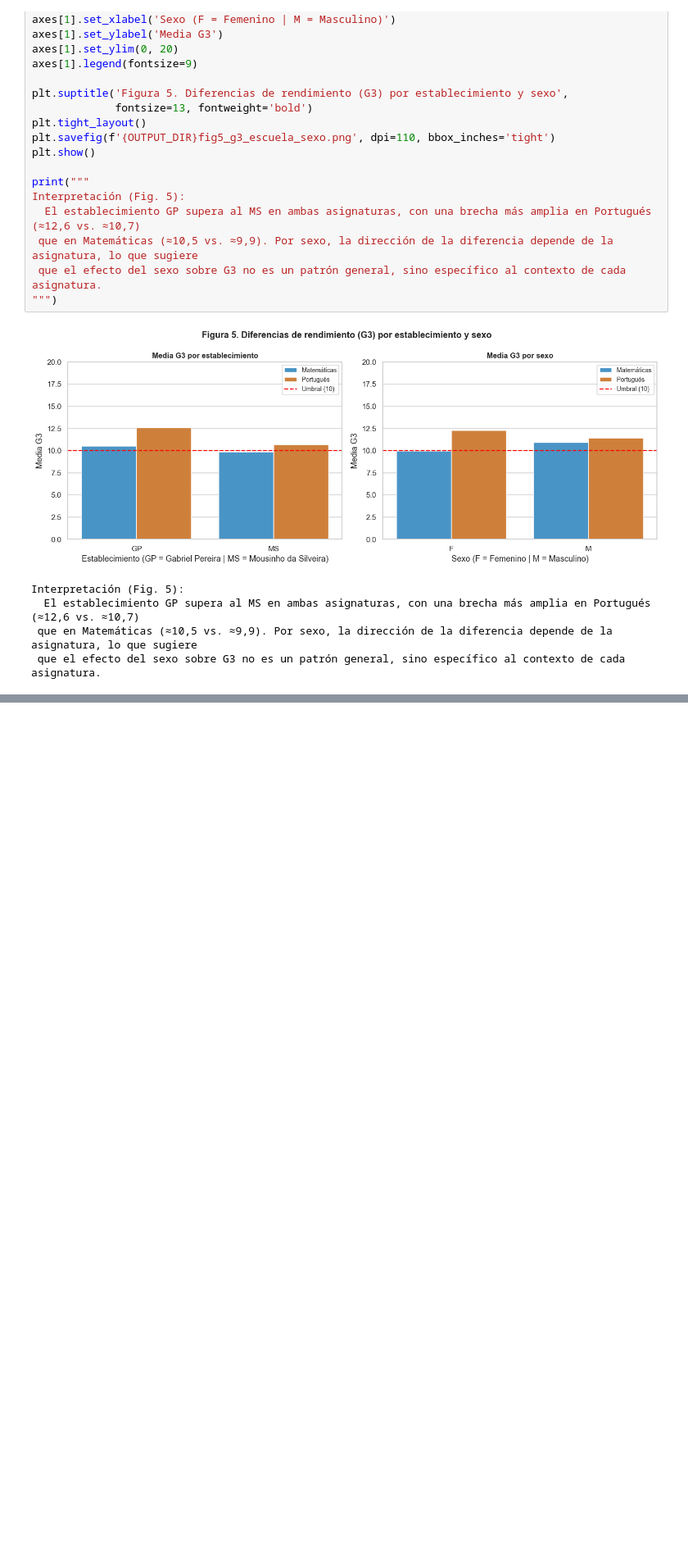
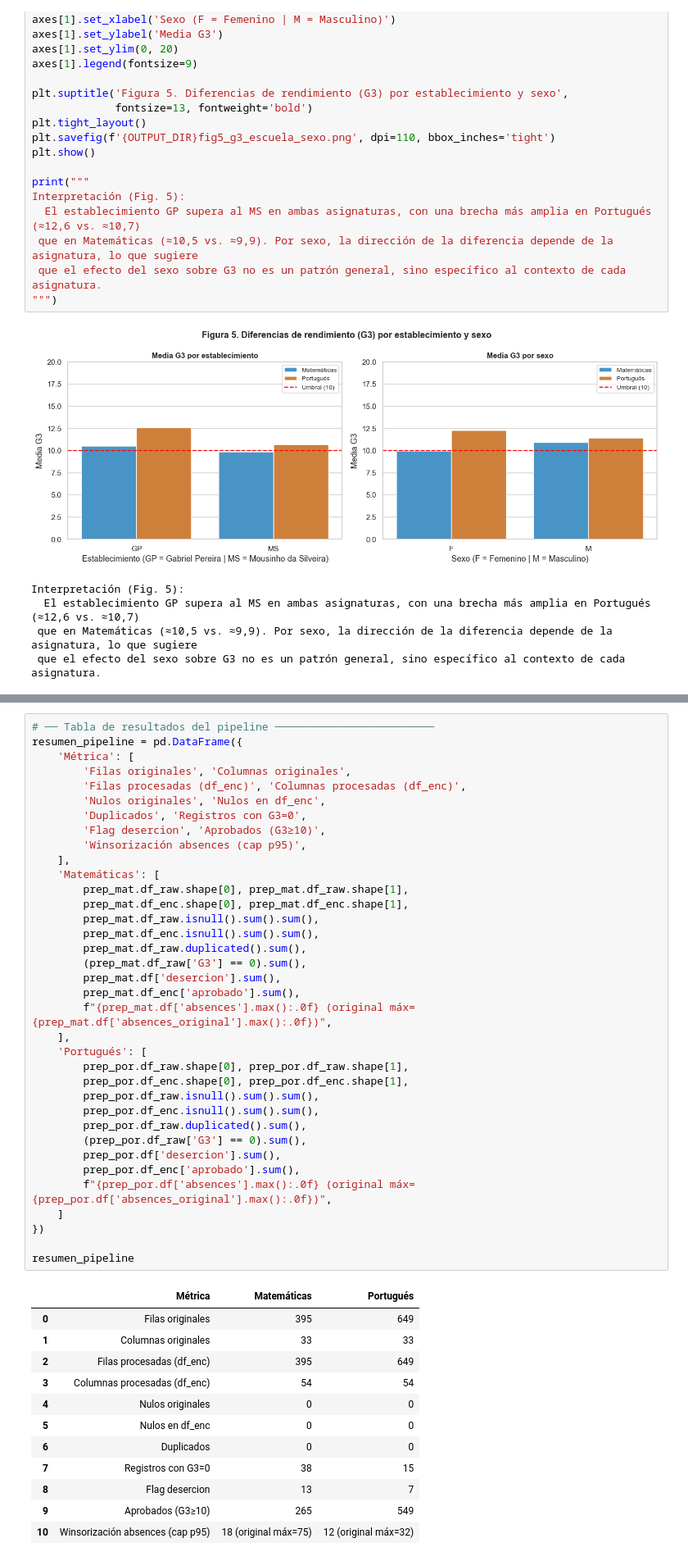
Before and after one commit to ffarina11/proyecto-grupo7-mcdi500, a Jupyter notebook: notebooks/F4_Integracion_Cierre_Tecnico.ipynb, the cells around one changed output, grey strips where cells are left out. Shown at 82% size. Drawn from its saved outputs; the diff is of its cells as text; blank space fills up the shorter version.

Commit message:
feat: completa F4 con metodologia, trazabilidad y changelog, resultados, discusion, hallazgos y conclusiones

```diff
--- a/notebooks/F4_Integracion_Cierre_Tecnico.ipynb
+++ b/notebooks/F4_Integracion_Cierre_Tecnico.ipynb
@@ -1154,0 +1239,49 @@ Interpretación (Fig. 5):
+# %%
+# ── Tabla de resultados del pipeline ─────────────────────────
+resumen_pipeline = pd.DataFrame({
+    'Métrica': [
+        'Filas originales', 'Columnas originales',
+        'Filas procesadas (df_enc)', 'Columnas procesadas (df_enc)',
+        'Nulos originales', 'Nulos en df_enc',
+        'Duplicados', 'Registros con G3=0',
+        'Flag desercion', 'Aprobados (G3≥10)',
+        'Winsorización absences (cap p95)',
+    ],
+    'Matemáticas': [
+        prep_mat.df_raw.shape[0], prep_mat.df_raw.shape[1],
+        prep_mat.df_enc.shape[0], prep_mat.df_enc.shape[1],
+        prep_mat.df_raw.isnull().sum().sum(),
+        prep_mat.df_enc.isnull().sum().sum(),
+        prep_mat.df_raw.duplicated().sum(),
+        (prep_mat.df_raw['G3'] == 0).sum(),
+        prep_mat.df['desercion'].sum(),
+        prep_mat.df_enc['aprobado'].sum(),
+        f"{prep_mat.df['absences'].max():.0f} (original máx={prep_mat.df['absences_original'].max():.0f})",
+    ],
+    'Portugués': [
+        prep_por.df_raw.shape[0], prep_por.df_raw.shape[1],
+        prep_por.df_enc.shape[0], prep_por.df_enc.shape[1],
+        prep_por.df_raw.isnull().sum().sum(),
+        prep_por.df_enc.isnull().sum().sum(),
+        prep_por.df_raw.duplicated().sum(),
+        (prep_por.df_raw['G3'] == 0).sum(),
+        prep_por.df['desercion'].sum(),
+        prep_por.df_enc['aprobado'].sum(),
+        f"{prep_por.df['absences'].max():.0f} (original máx={prep_por.df['absences_original'].max():.0f})",
+    ]
+})
+
+resumen_pipeline
+# %% [output]
+|  | Métrica | Matemáticas | Portugués |
+| 0 | Filas originales | 395 | 649 |
+| 1 | Columnas originales | 33 | 33 |
+| 2 | Filas procesadas (df_enc) | 395 | 649 |
+| 3 | Columnas procesadas (df_enc) | 54 | 54 |
+| 4 | Nulos originales | 0 | 0 |
+| 5 | Nulos en df_enc | 0 | 0 |
+| 6 | Duplicados | 0 | 0 |
+| 7 | Registros con G3=0 | 38 | 15 |
+| 8 | Flag desercion | 13 | 7 |
+| 9 | Aprobados (G3≥10) | 265 | 549 |
+| 10 | Winsorización absences (cap p95) | 18 (original máx=75) | 12 (original máx=32) |
```
Also changed, not shown: parts of 11 cells of this notebook.
